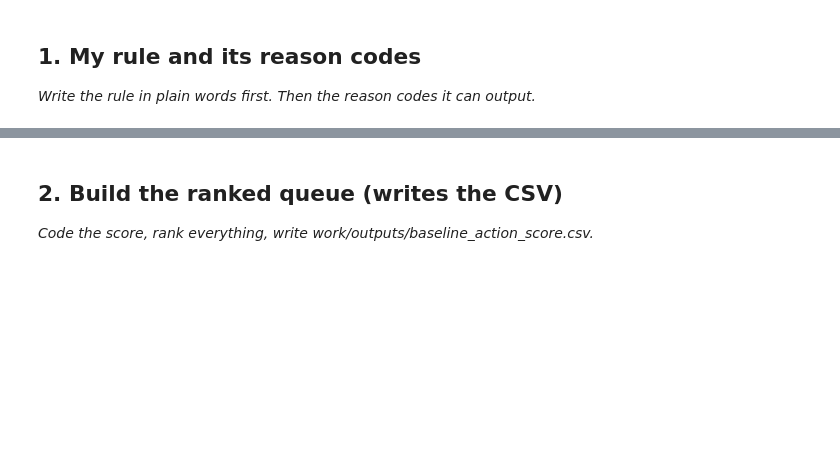
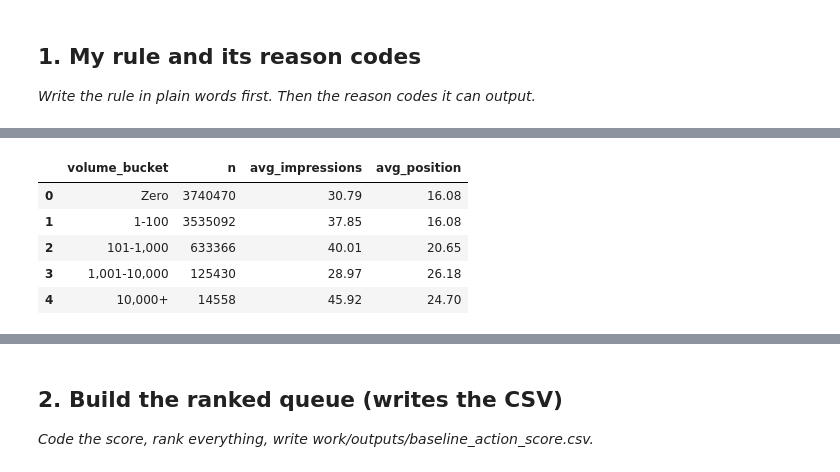
Before and after one commit to Rowan-ali/flyrank-ml-internship, a Jupyter notebook: work/notebooks/w04_baseline_score.ipynb, the cells around one changed output, grey strips where cells are left out. Saved outputs shown, nothing was run; the diff lists cells and outputs as text; code cells hidden in the pictures; blank space fills up the shorter version.

```diff
--- a/work/notebooks/w04_baseline_score.ipynb
+++ b/work/notebooks/w04_baseline_score.ipynb
@@ -15,0 +252,55 @@ This skeleton is yours to fill. Work the sections **in order** — each one has
+# %%
+volume_audit = con.execute(
+    f"""
+    WITH base AS (
+        SELECT
+            f.content_hash_id,
+            f.gsc_impressions,
+            f.gsc_avg_position,
+            c.search_volume
+        FROM {MAR} f
+        INNER JOIN read_parquet('{REL}/dim_content.parquet') c
+            ON f.content_hash_id = c.content_hash_id
+        WHERE c.is_deleted = FALSE
+          AND c.search_volume IS NOT NULL
+          AND c.search_volume >= 0
+    ),
+    bucketed AS (
+        SELECT
+            CASE
+                WHEN search_volume = 0 THEN 'Zero'
+                WHEN search_volume <= 100 THEN '1-100'
+                WHEN search_volume <= 1000 THEN '101-1,000'
+                WHEN search_volume <= 10000 THEN '1,001-10,000'
+                ELSE '10,000+'
+            END AS volume_bucket,
+            gsc_impressions,
+            gsc_avg_position
+        FROM base
+    )
+    SELECT
+        volume_bucket,
+        COUNT(*) AS n,
+        ROUND(AVG(gsc_impressions), 2) AS avg_impressions,
+        ROUND(AVG(NULLIF(gsc_avg_position, 0)), 2) AS avg_position
+    FROM bucketed
+    GROUP BY 1
+    ORDER BY
+        CASE volume_bucket
+            WHEN 'Zero' THEN 1
+            WHEN '1-100' THEN 2
+            WHEN '101-1,000' THEN 3
+            WHEN '1,001-10,000' THEN 4
+            WHEN '10,000+' THEN 5
+        END
+    """
+).df()
+
+volume_audit
+# %% [output]
+|  | volume_bucket | n | avg_impressions | avg_position |
+| 0 | Zero | 3740470 | 30.79 | 16.08 |
+| 1 | 1-100 | 3535092 | 37.85 | 16.08 |
+| 2 | 101-1,000 | 633366 | 40.01 | 20.65 |
+| 3 | 1,001-10,000 | 125430 | 28.97 | 26.18 |
+| 4 | 10,000+ | 14558 | 45.92 | 24.70 |
```
Also changed, not shown: parts of 37 cells of this notebook.
